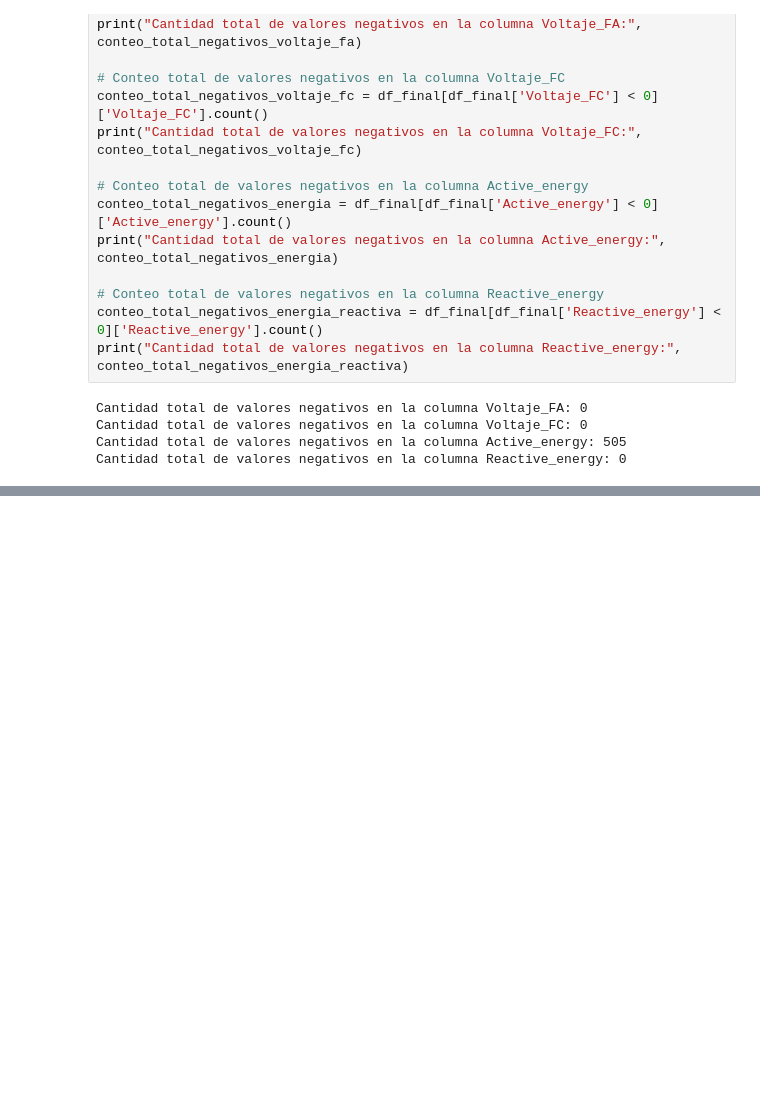
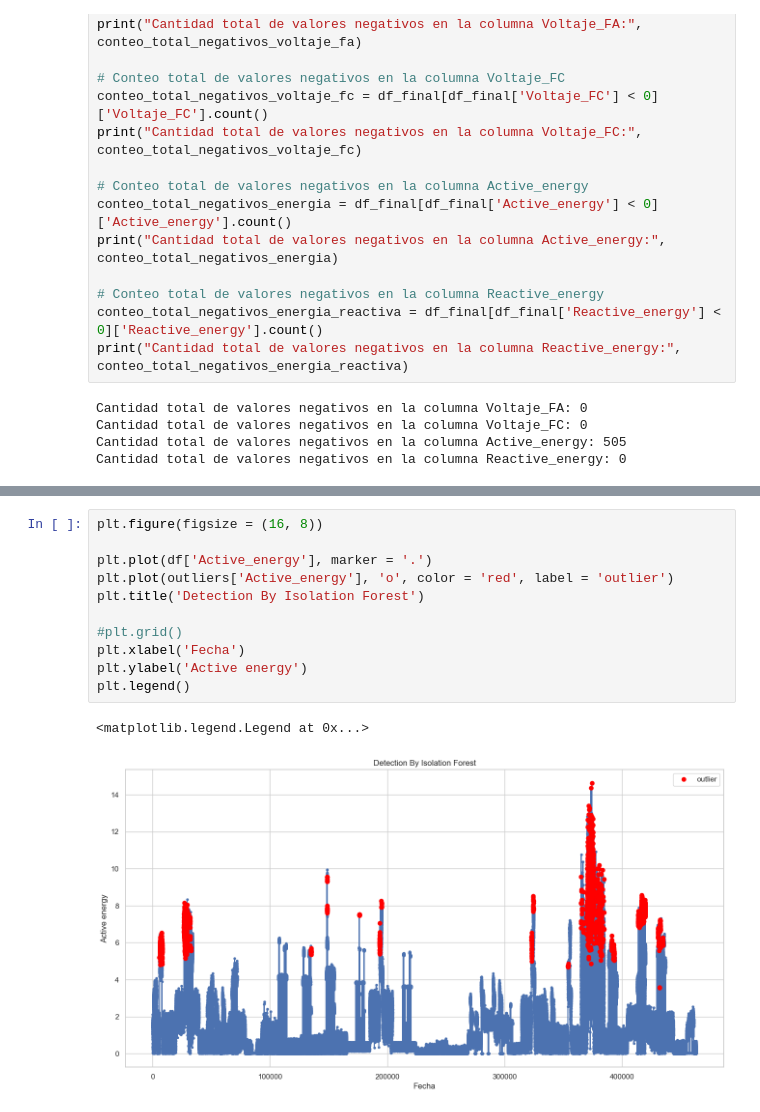
Before and after one commit to jmanjarresm/Proyecto_Grado_MIAD, a Jupyter notebook: Análisis Variable Energía Activa.ipynb, the cells around one changed output, grey strips where cells are left out. Cells and saved outputs as stored; diff of their text form; blank space fills up the shorter version.

```diff
--- a/Análisis Variable Energía Activa.ipynb
+++ b/Análisis Variable Energía Activa.ipynb
@@ -488,0 +586,14 @@ Cantidad total de valores negativos en la columna Reactive_energy: 0
+# %%
+plt.figure(figsize = (16, 8))
+
+plt.plot(df['Active_energy'], marker = '.')
+plt.plot(outliers['Active_energy'], 'o', color = 'red', label = 'outlier')
+plt.title('Detection By Isolation Forest')
+
+#plt.grid()
+plt.xlabel('Fecha')
+plt.ylabel('Active energy')
+plt.legend()
+# %% [output]
+<matplotlib.legend.Legend at 0x...>
+[figure, added]
```
Also changed, not shown: parts of 9 cells of this notebook.
